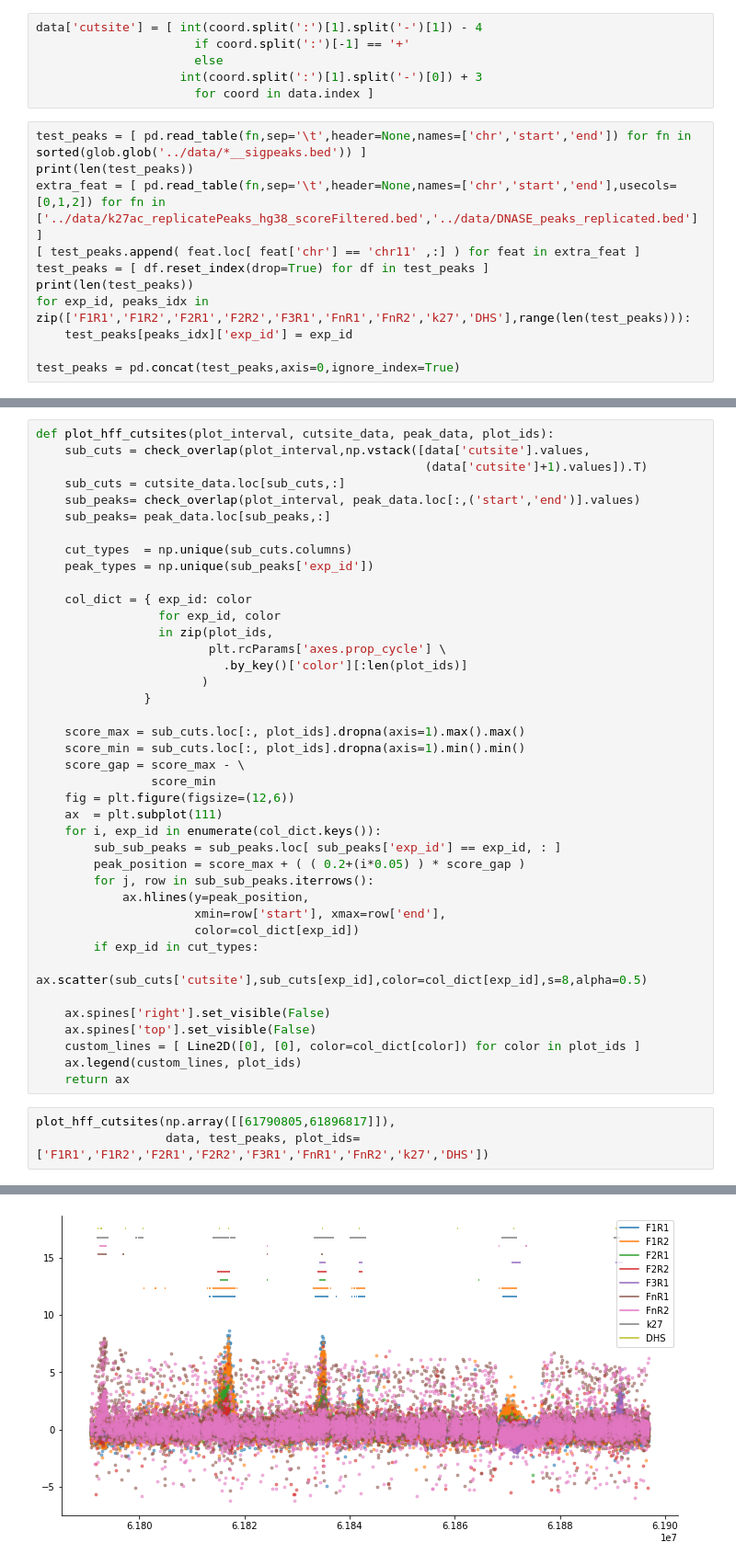
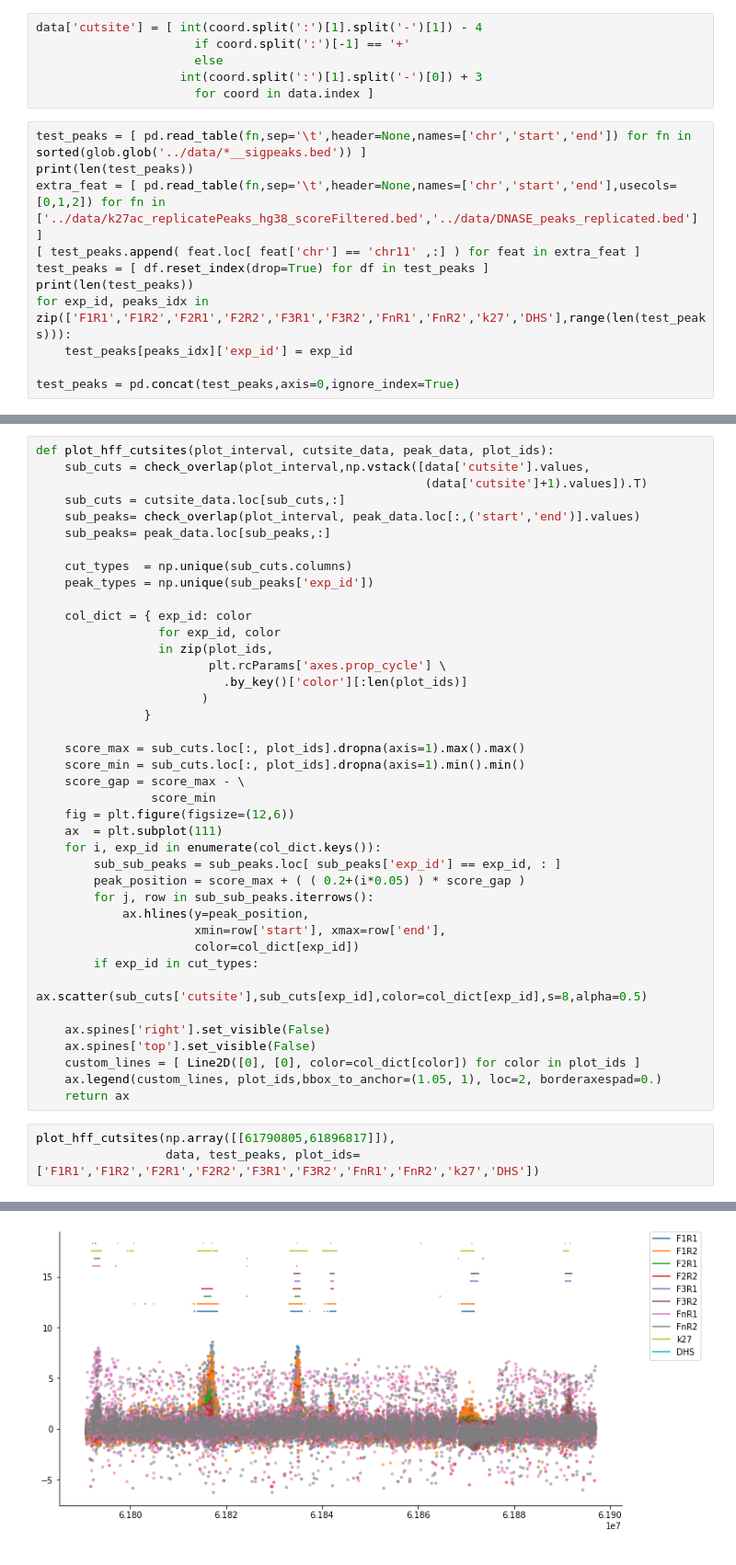
Before and after one commit to sjgosai/casa, a Jupyter notebook: analysis/FADS_locus.ipynb, the cells around one changed output, grey strips where cells are left out. Shown at 92% size. Drawn from its saved outputs; the diff is of its cells as text.

Commit message:
moved legend

```diff
--- a/analysis/FADS_locus.ipynb
+++ b/analysis/FADS_locus.ipynb
@@ -63,7 +63,7 @@ extra_feat = [ pd.read_table(fn,sep='\t',header=None,names=['chr','start','end']
 [ test_peaks.append( feat.loc[ feat['chr'] == 'chr11' ,:] ) for feat in extra_feat ]
 test_peaks = [ df.reset_index(drop=True) for df in test_peaks ]
 print(len(test_peaks))
-for exp_id, peaks_idx in zip(['F1R1','F1R2','F2R1','F2R2','F3R1','FnR1','FnR2','k27','DHS'],range(len(test_peaks))):
+for exp_id, peaks_idx in zip(['F1R1','F1R2','F2R1','F2R2','F3R1','F3R2','FnR1','FnR2','k27','DHS'],range(len(test_peaks))):
     test_peaks[peaks_idx]['exp_id'] = exp_id
 
 test_peaks = pd.concat(test_peaks,axis=0,ignore_index=True)
@@ -108,19 +108,19 @@ def plot_hff_cutsites(plot_interval, cutsite_data, peak_data, plot_ids):
     ax.spines['right'].set_visible(False)
     ax.spines['top'].set_visible(False)
     custom_lines = [ Line2D([0], [0], color=col_dict[color]) for color in plot_ids ]
-    ax.legend(custom_lines, plot_ids)
+    ax.legend(custom_lines, plot_ids,bbox_to_anchor=(1.05, 1), loc=2, borderaxespad=0.)
     return ax
 # %%
 plot_hff_cutsites(np.array([[61790805,61896817]]),
-                  data, test_peaks, plot_ids=['F1R1','F1R2','F2R1','F2R2','F3R1','FnR1','FnR2','k27','DHS'])
+                  data, test_peaks, plot_ids=['F1R1','F1R2','F2R1','F2R2','F3R1','F3R2','FnR1','FnR2','k27','DHS'])
 # %% [output]
 Passing list-likes to .loc or [] with any missing label will raise
 KeyError in the future, you can use .reindex() as an alternative.
 
 See the documentation here:
 https://pandas.pydata.org/pandas-docs/stable/indexing.html#deprecate-loc-reindex-listlike
   return self._getitem_tuple(key)
 <matplotlib.axes._subplots.AxesSubplot at 0x...>
-[figure, old version]
+[figure, new version]
 # %%
 plot_hff_cutsites(np.array([[61790805,61896817]]),
```
Also changed, not shown: parts of 5 cells of this notebook.
